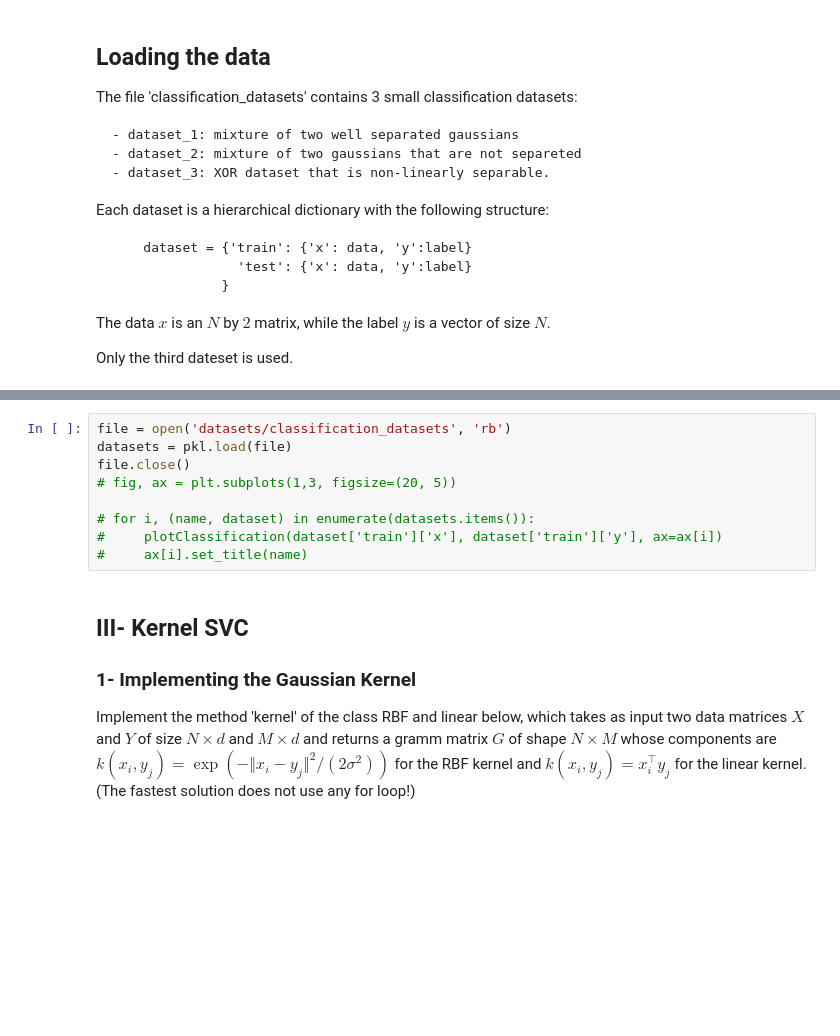
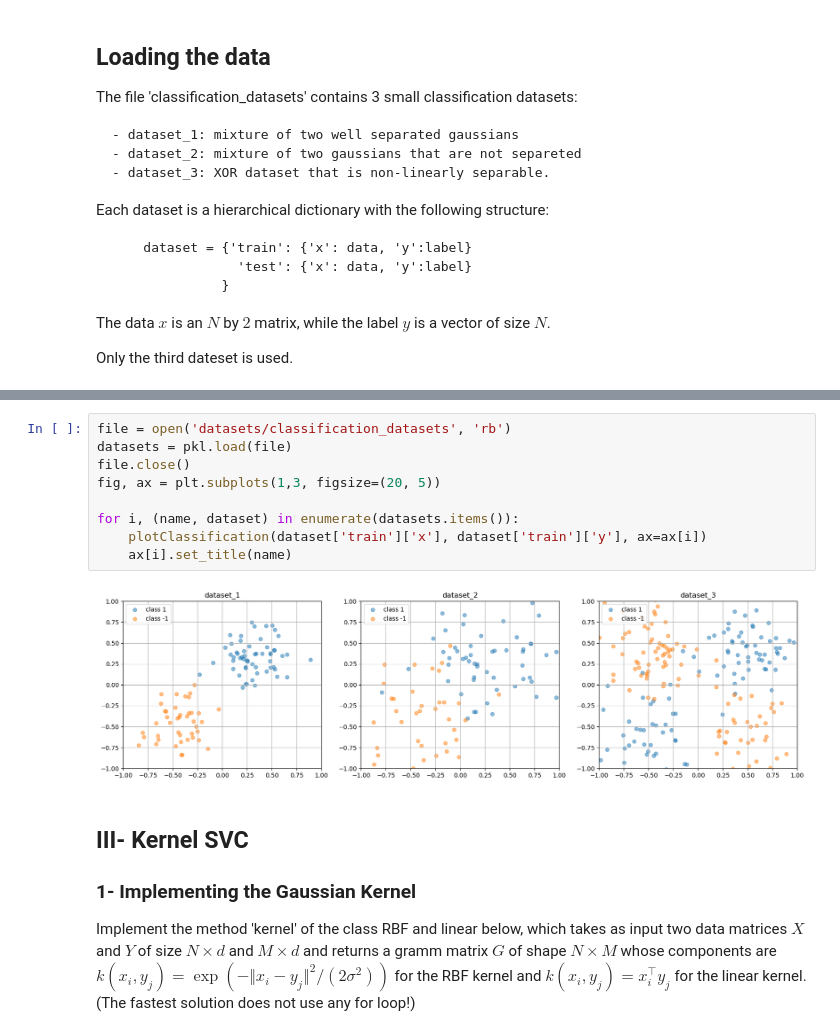
Before and after one commit to BenjaminDeporte/HW2_Kernels_MVA, a Jupyter notebook: code/Notebook.ipynb, the cells around one changed output, grey strips where cells are left out. Saved outputs shown, nothing was run; the diff lists cells and outputs as text; blank space fills up the shorter version.

```diff
--- a/code/Notebook.ipynb
+++ b/code/Notebook.ipynb
@@ -40,12 +94,14 @@ Only the third dateset is used.
 # %%
 file = open('datasets/classification_datasets', 'rb')
 datasets = pkl.load(file)
 file.close()
-# fig, ax = plt.subplots(1,3, figsize=(20, 5))
+fig, ax = plt.subplots(1,3, figsize=(20, 5))
 
-# for i, (name, dataset) in enumerate(datasets.items()):
-#     plotClassification(dataset['train']['x'], dataset['train']['y'], ax=ax[i])
-#     ax[i].set_title(name)
+for i, (name, dataset) in enumerate(datasets.items()):
+    plotClassification(dataset['train']['x'], dataset['train']['y'], ax=ax[i])
+    ax[i].set_title(name)
+# %% [output]
+[figure, added]
 # %% [markdown]
 ## III- Kernel SVC
 ### 1- Implementing the Gaussian Kernel
```
Also changed, not shown: parts of 17 cells of this notebook, 2 other files.
